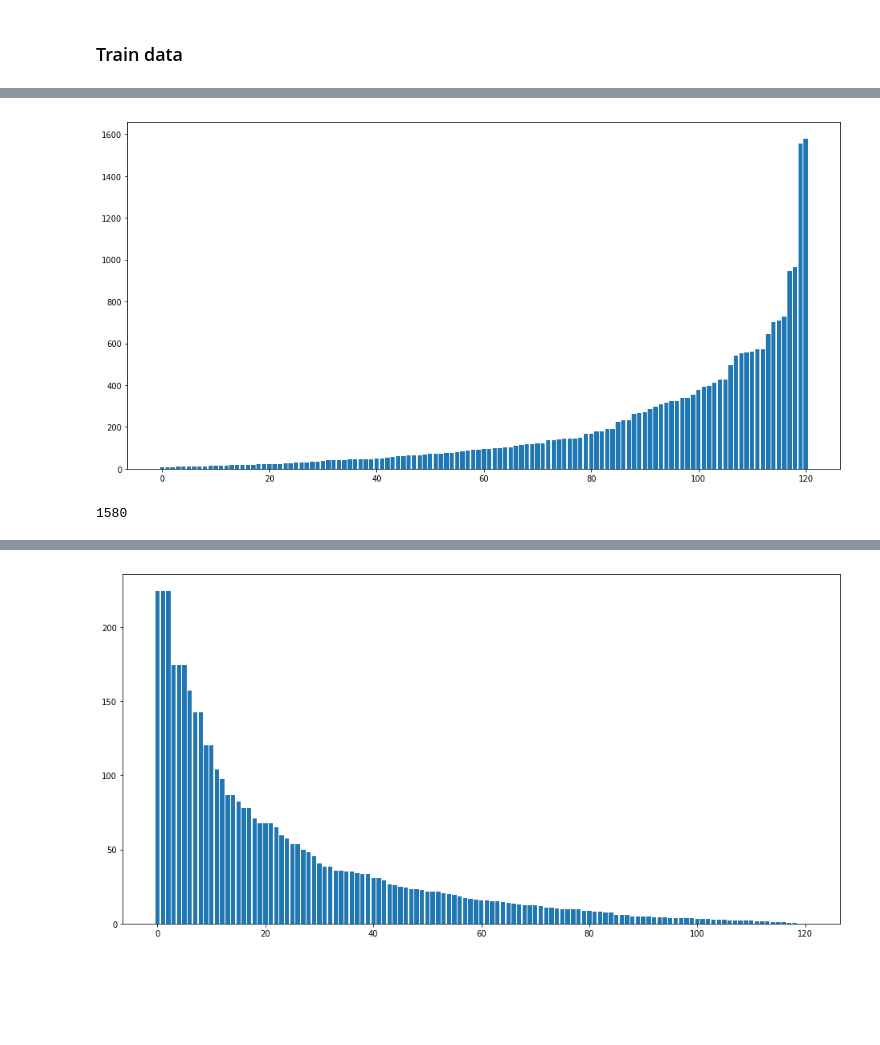
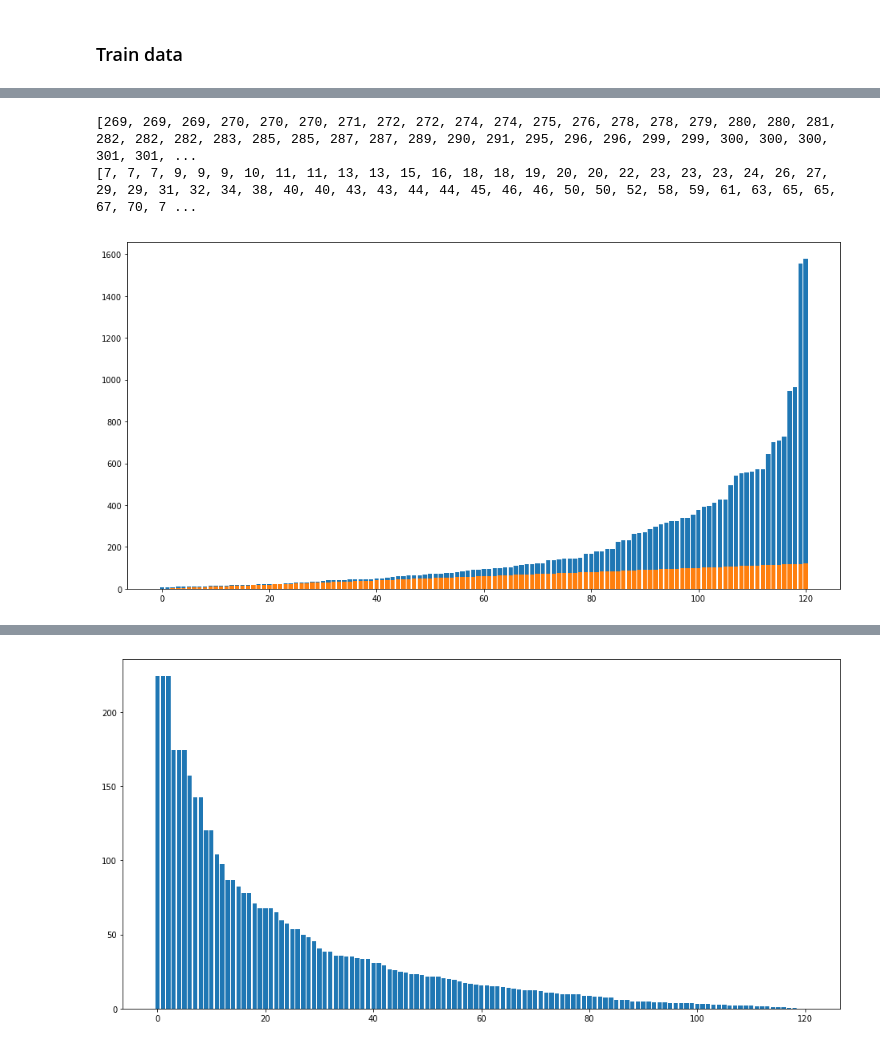
Before and after one commit to joosthere/aml_kaggle, a Jupyter notebook: notebooks/explore.ipynb, the cells around one changed output, grey strips where cells are left out. Cells and saved outputs as stored; diff of their text form; code cells hidden in the pictures; blank space fills up the shorter version.

```diff
--- a/notebooks/explore.ipynb
+++ b/notebooks/explore.ipynb
@@ -72,11 +72,24 @@ train_labels.sample(n=10)
+# %%
+with open(DATA_LOCATION + 'train_onelabel.csv', mode='r') as infile:
+    reader = csv.reader(infile)
+    class_counts = {}
+    for row in reader:
+        if(row[1] != 'class'):
+            class_counts[int(row[1])] = class_counts.get(int(row[1]), 0) + 1
+    max_nr = max(class_counts.values())
+    for key, value in class_counts.items():
+        class_counts[key] = int(class_counts[key] + (max_nr - class_counts[key])/6)
+
+print(sorted(list(class_counts.values())))
+print(counts)
+# %% [output]
+[269, 269, 269, 270, 270, 270, 271, 272, 272, 274, 274, 275, 276, 278, 278, 279, 280, 280, 281, 282, 282, 282, 283, 285, 285, 287, 287, 289, 290, 291, 295, 296, 296, 299, 299, 300, 300, 300, 301, 301, ...
+[7, 7, 7, 9, 9, 9, 10, 11, 11, 13, 13, 15, 16, 18, 18, 19, 20, 20, 22, 23, 23, 23, 24, 26, 27, 29, 29, 31, 32, 34, 38, 40, 40, 43, 43, 44, 44, 45, 46, 46, 50, 50, 52, 58, 59, 61, 63, 65, 65, 67, 70, 7 ...
 # %%
 counts = train_labels.groupby('class').count().astype('int').sort_values('image')['image'].values.tolist()
 plt.figure(figsize=(16,8))
 plt.bar(range(len(counts)), counts)
+plt.bar(range(len(counts)), sorted(list(class_counts)))
 plt.show()
 # %% [output]
-[figure, old version]
+[figure, new version]
-# %%
-counts[-1]
-# %% [output]
-1580
```
Also changed, not shown: parts of 7 cells of this notebook.
